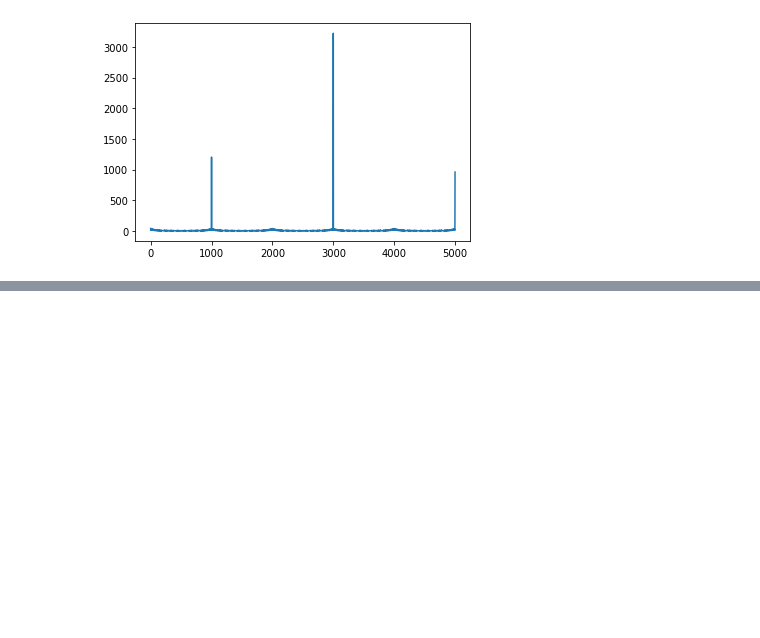
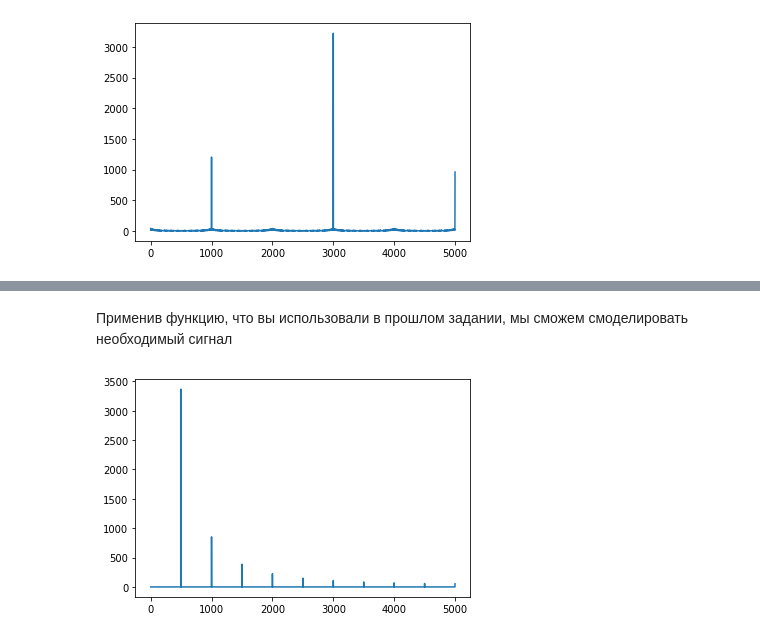
Before and after one commit to Houston613/Labs_for_ThinkDSP, a Jupyter notebook: Labs/Lab2.ipynb, the cells around one changed output, grey strips where cells are left out. Saved outputs shown, nothing was run; the diff lists cells and outputs as text; code cells hidden in the pictures; blank space fills up the shorter version.

```diff
--- a/Labs/Lab2.ipynb
+++ b/Labs/Lab2.ipynb
@@ -43,0 +80,4 @@ SquareSignal(1000).make_wave(duration=0.5, framerate=10000).make_audio()
+# %%
+def spectrum_changer(spectrum):
+    spectrum.hs[0] = 0
+    spectrum.hs[1:] /= spectrum.fs[1:]
@@ -43,0 +114,9 @@ SquareSignal(1000).make_wave(duration=0.5, framerate=10000).make_audio()
+# %% [markdown]
+Применив функцию, что вы использовали в прошлом задании, мы сможем смоделировать необходимый сигнал
+# %%
+sp = wave.make_spectrum()
+spectrum_changer(sp)
+sp.scale(500)
+sp.plot()
+# %% [output]
+[figure, added]
```
Also changed, not shown: parts of 18 cells of this notebook.
